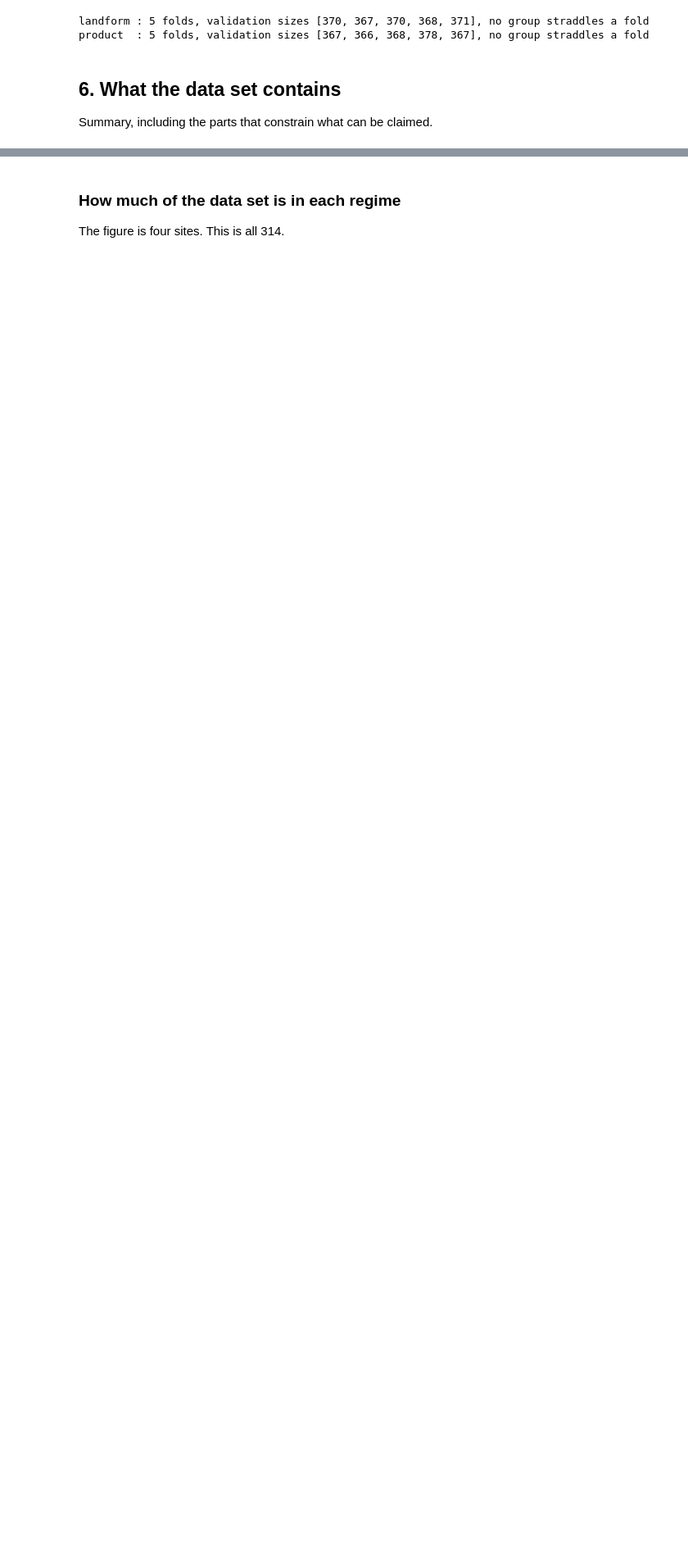
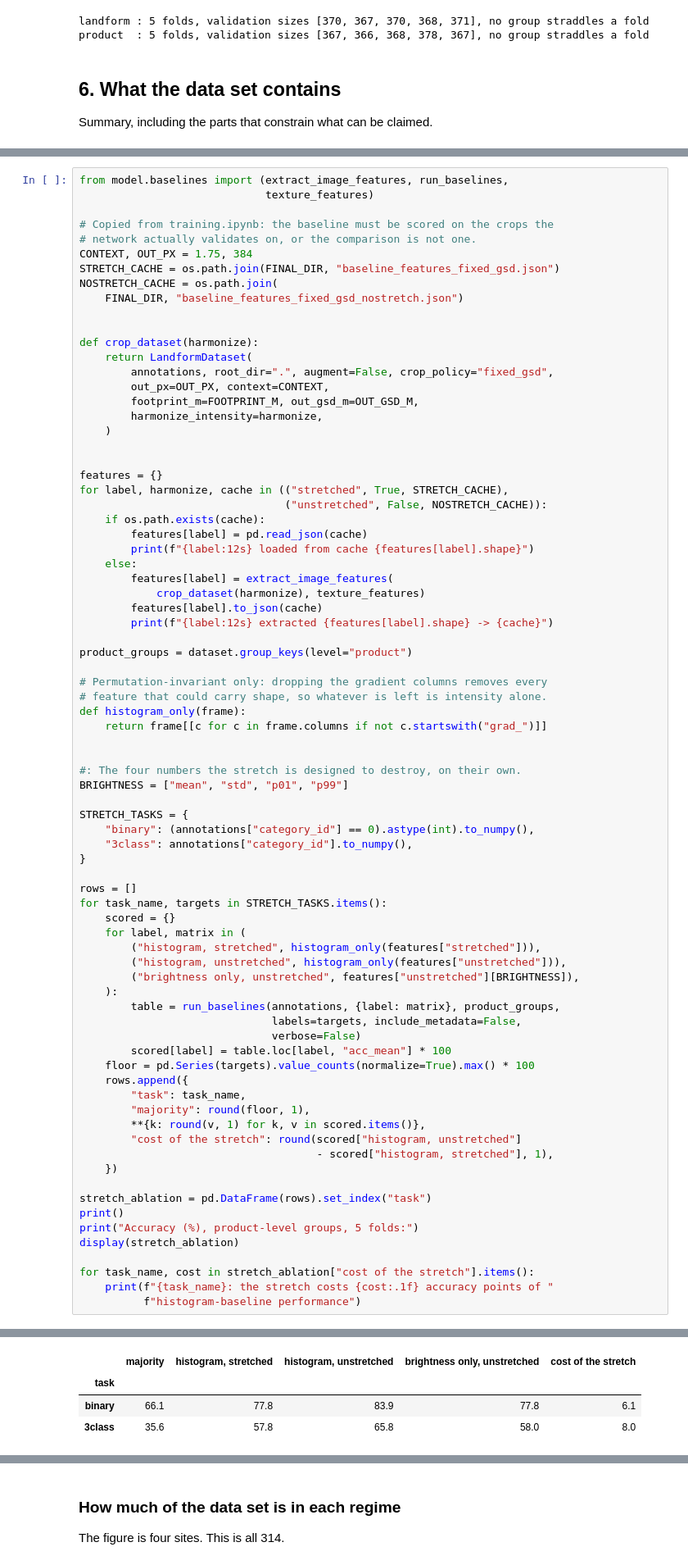
Before and after one commit to GianM0027/lavatube_finder, a Jupyter notebook: data_overview.ipynb, the cells around one changed output, grey strips where cells are left out. Shown at 82% size. Saved outputs shown, nothing was run; the diff lists cells and outputs as text; blank space fills up the shorter version.

```diff
--- a/data_overview.ipynb
+++ b/data_overview.ipynb
@@ -657,0 +658,79 @@ Landform size against the 100 m THEMIS floor:
+# %%
+from model.baselines import (extract_image_features, run_baselines,
+                             texture_features)
+
+# Copied from training.ipynb: the baseline must be scored on the crops the
+# network actually validates on, or the comparison is not one.
+CONTEXT, OUT_PX = 1.75, 384
+STRETCH_CACHE = os.path.join(FINAL_DIR, "baseline_features_fixed_gsd.json")
+NOSTRETCH_CACHE = os.path.join(
+    FINAL_DIR, "baseline_features_fixed_gsd_nostretch.json")
+
+
+def crop_dataset(harmonize):
+    return LandformDataset(
+        annotations, root_dir=".", augment=False, crop_policy="fixed_gsd",
+        out_px=OUT_PX, context=CONTEXT,
+        footprint_m=FOOTPRINT_M, out_gsd_m=OUT_GSD_M,
+        harmonize_intensity=harmonize,
+    )
+
+
+features = {}
+for label, harmonize, cache in (("stretched", True, STRETCH_CACHE),
+                                ("unstretched", False, NOSTRETCH_CACHE)):
+    if os.path.exists(cache):
+        features[label] = pd.read_json(cache)
+        print(f"{label:12s} loaded from cache {features[label].shape}")
+    else:
+        features[label] = extract_image_features(
+            crop_dataset(harmonize), texture_features)
+        features[label].to_json(cache)
+        print(f"{label:12s} extracted {features[label].shape} -> {cache}")
+
+product_groups = dataset.group_keys(level="product")
+
+# Permutation-invariant only: dropping the gradient columns removes every
+# feature that could carry shape, so whatever is left is intensity alone.
+def histogram_only(frame):
+    return frame[[c for c in frame.columns if not c.startswith("grad_")]]
+
+
+#: The four numbers the stretch is designed to destroy, on their own.
+BRIGHTNESS = ["mean", "std", "p01", "p99"]
+
+STRETCH_TASKS = {
+    "binary": (annotations["category_id"] == 0).astype(int).to_numpy(),
+    "3class": annotations["category_id"].to_numpy(),
+}
+
+rows = []
+for task_name, targets in STRETCH_TASKS.items():
+    scored = {}
+    for label, matrix in (
+        ("histogram, stretched", histogram_only(features["stretched"])),
+        ("histogram, unstretched", histogram_only(features["unstretched"])),
+        ("brightness only, unstretched", features["unstretched"][BRIGHTNESS]),
+    ):
+        table = run_baselines(annotations, {label: matrix}, product_groups,
+                              labels=targets, include_metadata=False,
+                              verbose=False)
+        scored[label] = table.loc[label, "acc_mean"] * 100
+    floor = pd.Series(targets).value_counts(normalize=True).max() * 100
+    rows.append({
+        "task": task_name,
+        "majority": round(floor, 1),
+        **{k: round(v, 1) for k, v in scored.items()},
+        "cost of the stretch": round(scored["histogram, unstretched"]
+                                     - scored["histogram, stretched"], 1),
+    })
+
+stretch_ablation = pd.DataFrame(rows).set_index("task")
+print()
+print("Accuracy (%), product-level groups, 5 folds:")
+display(stretch_ablation)
+
+for task_name, cost in stretch_ablation["cost of the stretch"].items():
+    print(f"{task_name}: the stretch costs {cost:.1f} accuracy points of "
+          f"histogram-baseline performance")
+# %% [output]
@@ -657,0 +741,4 @@ Landform size against the 100 m THEMIS floor:
+|  | majority | histogram, stretched | histogram, unstretched | brightness only, unstretched | cost of the stretch |
+| task |  |  |  |  |  |
+| binary | 66.1 | 77.8 | 83.9 | 77.8 | 6.1 |
+| 3class | 35.6 | 57.8 | 65.8 | 58.0 | 8.0 |
```
Also changed, not shown: parts of 15 cells of this notebook, 13 other files.
